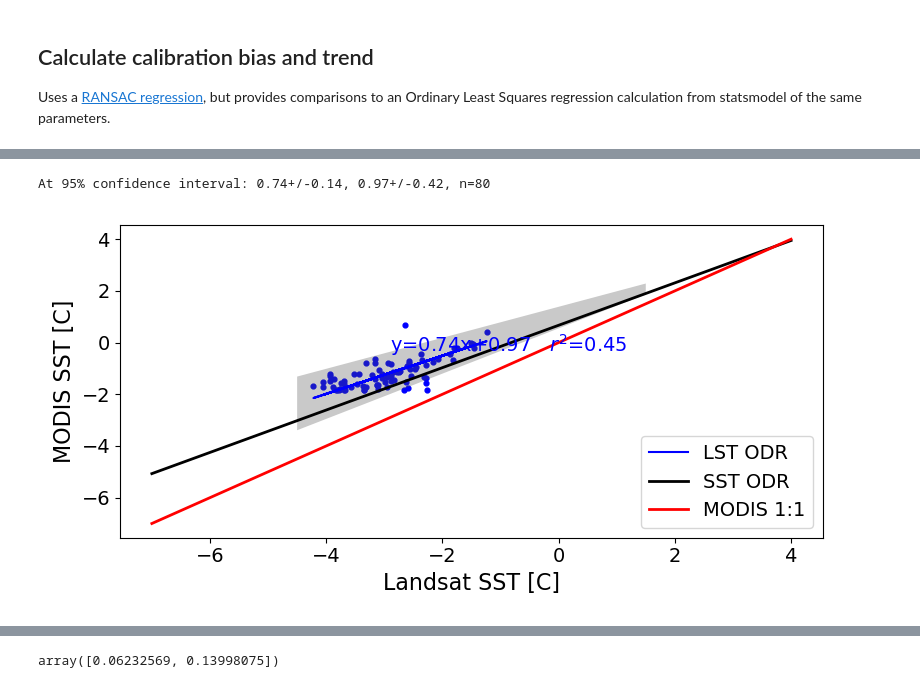
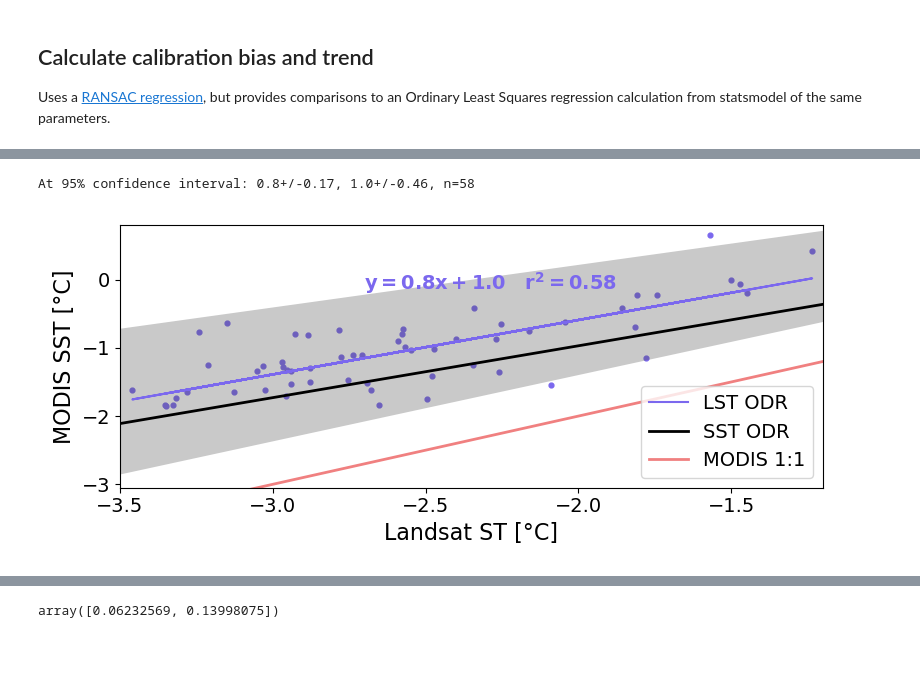
Before and after one commit to espg/Landsat_SST_algorithm, a Jupyter notebook: LandsatCalibration.ipynb, the cells around one changed output, grey strips where cells are left out. Saved outputs shown, nothing was run; the diff lists cells and outputs as text; code cells hidden in the pictures; blank space fills up the shorter version.

```diff
--- a/LandsatCalibration.ipynb
+++ b/LandsatCalibration.ipynb
@@ -1669,8 +1126,8 @@ LC08_L1GT_007113_20230308_20230320_02_T2
 # Put data into DataFrame and save
 headers = ['DateTime','MODIS_filename','MODIS_SST','MODIS_pix','L8_filename',f'L8_{surf_temp}','L8_pix','time_dif']
 lsat_mod_df = pd.DataFrame(lsat_mod,columns=headers)
-out_df = basepath / f'Data/MODISvLandsat_{surf_temp}_{dfloc}_20250425'
-lsat_mod_df.to_pickle(out_df)
+out_df = basepath / f'Data/MODISvLandsat_{surf_temp}_{dfloc}_20250500.csv'
+lsat_mod_df.to_csv(out_df)
 # %%
 print (out_df)
 # %% [output]
@@ -1901,15 +1134,0 @@ ls_scene = ls_scene['band_data'].sel(band=1)
-# %%
-# Plot Landsat SST
-data0 = ls_scene
-plt.figure(figsize=(6, 3))
-ax = plt.axes(projection=ccrs.PlateCarree())
-# ax.set_global()
-cb = ax.pcolormesh(data0.x,data0.y,data0.values,vmin=-8,vmax=0,transform=cartopy.crs.epsg(3031))
-ax.plot(box_x,box_y,color='k',transform=ccrs.PlateCarree())
-ax.coastlines()
-
-ax.set_ylim([-75, -72])
-ax.set_xlim([-114,-110])
-plt.show()
-# cbar = plt.colorbar(cb)
-# plt.tight_layout()
@@ -2101,12 +1225,18 @@ look.head(20)
 # Orthoganal Regression
 if surf_temp=='LST':
     data0 = lsat_mod_df_n
+    landsat_uncertainty = lst_uncertainty
 else:
     data0 = lsat_mod_df_n
+    landsat_uncertainty = sst_uncertainty
 
 # Original data
 x_original = np.array(data0[f'L8_{surf_temp}'])
 y_original = np.array(data0['MODIS_SST'])
+
+# Assume these are your uncertainty estimates per observation
+sy = np.full_like(y_original, modis_uncertainty * pix_uncertainty)  # Adjusted for resolution mismatch
+sx = np.full_like(x_original, landsat_uncertainty)
 
 # Define a linear function for the model
 def linear_model(p, x):
@@ -2116,7 +1246,7 @@ def linear_model(p, x):
 linear = Model(linear_model)
 
 # Create a RealData object using your DataFrame
-data = RealData(x_original, y_original)
+data = RealData(x_original, y_original,sx=sx, sy=sy)
 
 # Set up ODR with the model and data
 odr = ODR(data, linear, beta0=[1., 0.])
@@ -2262,41 +1344,41 @@ R^2: 0.69
 # %%
 # Plot regression
 beta_mdn = [beta[0]-beta_err[0]*1.96,beta[1]-beta_err[1]*1.96]
 beta_mup = [beta[0]+beta_err[0]*1.96,beta[1]-beta_err[1]*1.96]
 beta_bdn = [beta[0]-beta_err[0]*1.96,beta[1]+beta_err[1]*1.96]
 beta_bup = [beta[0]+beta_err[0]*1.96,beta[1]+beta_err[1]*1.96]
 print(f'At 95% confidence interval: {np.around(beta[0],2)}+/-{np.around(beta_err[0]*1.96,2)}, {np.around(beta[1],2)}+/-{np.around(beta_err[1]*1.96,2)}, n={y_pred.shape[0]}')
 xfill = np.array([-4.5,1.5])
 
-fig, ax = plt.subplots(figsize=(8, 4))
+fig, ax = plt.subplots(figsize=(8, 3.5))
 ax.tick_params(labelsize=14)
 
 # LST data and regression
-plt.scatter(x_original, y_original, s=12,color='b')
-plt.plot(x_original, y_pred, color='b', label='LST ODR')
+plt.scatter(x_original, y_original, s=12,color='mediumslateblue')
+plt.plot(x_original, y_pred, color='mediumslateblue', label='LST ODR')
 plt.fill_between(xfill, linear_model(beta_bdn, xfill), linear_model(beta_mup, xfill),alpha=0.3, facecolor='0.3')
 
 # Comparison regressions
 xi = np.arange(-7.0,5.0,1.0)
 plt.plot(xi,xi * sstcalib_m + sstcalib_b,color='k',linewidth=2,label='SST ODR')
-plt.plot(xi,xi,color='r',linewidth=2, label='MODIS 1:1')
+plt.plot(xi,xi,color='lightcoral',linewidth=2, label='MODIS 1:1')
 
 plt.legend(loc='lower right',fontsize=14)
-plt.text(-2.9,-0.37,f'y={np.around(beta[0],2)}x+{np.around(beta[1],2)}   $r^2$={np.around(R2,2)}',color='b',fontsize=14)
-# plt.xlim([-4.25,-1.42])
-# plt.ylim([-3.05,0.1])
+plt.text(-2.7,-0.15,rf'$\mathbf{{y={np.around(beta[0],2)}x+{np.around(beta[1],2)}\quad r^2={np.around(R2,2)}}}$',color='mediumslateblue', fontweight='bold',fontsize=14)
+plt.xlim([-3.5,-1.2])
+plt.ylim([-3.05,0.8])
 # else:
 #     plt.plot(x_original, y_pred, color='k', label='NLSST Orthogonal Distance Regression')
 #     plt.legend(loc='lower right',fontsize=12)
 #     plt.text(-2.6,-0.2,f'y={np.around(beta[0],2)}x+{np.around(beta[1],2)}   $r^2$={np.around(R2,2)}',fontsize=14)
 #     plt.xlim([-3.2,-0.15])
 #     plt.ylim([-2.4,0.9])
-plt.xlabel('Landsat SST [C]',fontsize=16)
-plt.ylabel('MODIS SST [C]',fontsize=16)
+plt.xlabel('Landsat ST [°C]',fontsize=16)
+plt.ylabel('MODIS SST [°C]',fontsize=16)
 plt.tight_layout()
 # %% [output]
-At 95% confidence interval: 0.74+/-0.14, 0.97+/-0.42, n=80
+At 95% confidence interval: 0.8+/-0.17, 1.0+/-0.46, n=58
-[figure, old version]
+[figure, new version]
 # %%
 # Orthoganal Regression for SST only
 dataframes = [
```
Also changed, not shown: parts of 87 cells of this notebook.
